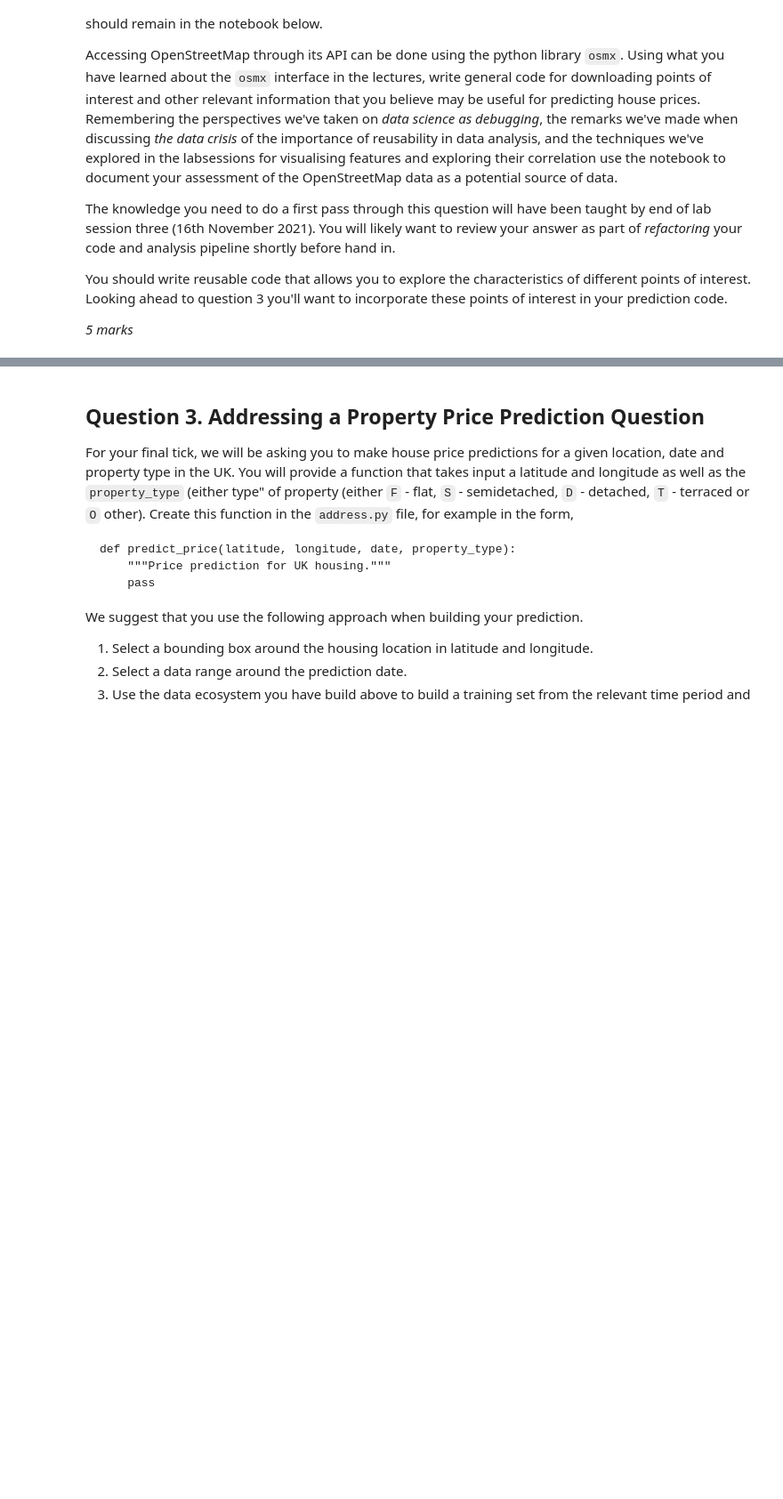
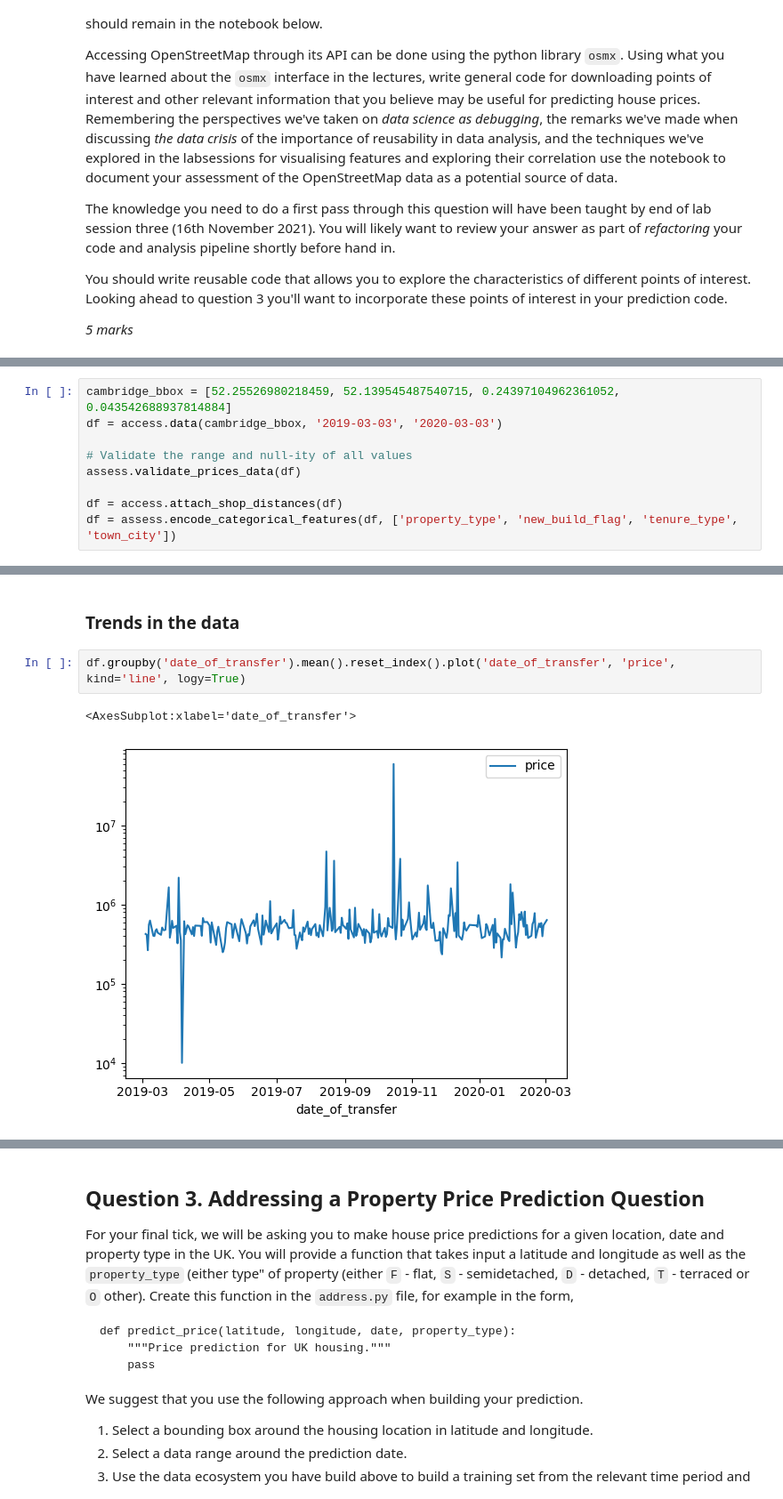
Before and after one commit to harryknighton/property-pricing, a Jupyter notebook: notebooks/assessment.ipynb, the cells around one changed output, grey strips where cells are left out. Shown: that part at 89% size. Saved outputs shown, nothing was run; the diff lists cells and outputs as text; blank space fills up the shorter version.

```diff
--- a/notebooks/assessment.ipynb
+++ b/notebooks/assessment.ipynb
@@ -357,0 +348,9 @@ You should write reusable code that allows you to explore the characteristics of
+# %%
+cambridge_bbox = [52.25526980218459, 52.139545487540715, 0.24397104962361052, 0.043542688937814884]
+df = access.data(cambridge_bbox, '2019-03-03', '2020-03-03')
+
+# Validate the range and null-ity of all values
+assess.validate_prices_data(df)
+
+df = access.attach_shop_distances(df)
+df = assess.encode_categorical_features(df, ['property_type', 'new_build_flag', 'tenure_type', 'town_city'])
@@ -357,0 +404,7 @@ You should write reusable code that allows you to explore the characteristics of
+# %% [markdown]
+### Trends in the data
+# %%
+df.groupby('date_of_transfer').mean().reset_index().plot('date_of_transfer', 'price', kind='line', logy=True)
+# %% [output]
+<AxesSubplot:xlabel='date_of_transfer'>
+[figure, added]
```
Also changed, not shown: parts of 28 cells of this notebook, 8 other files.
